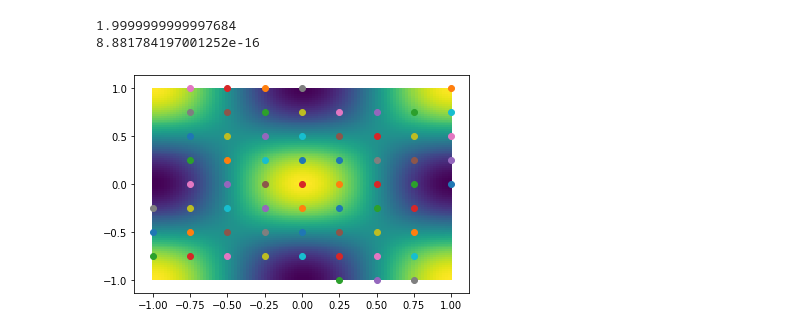
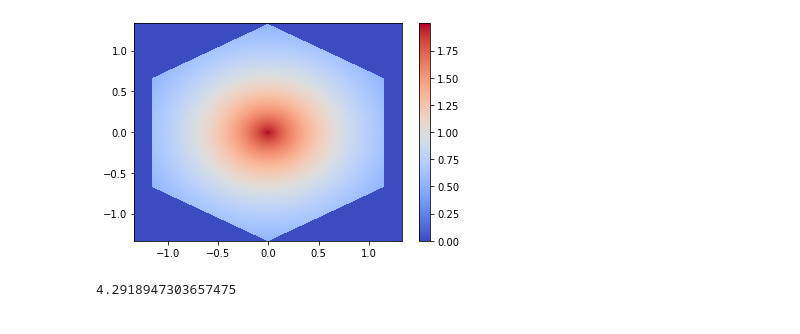
Before and after one commit to jcmwave/reciprocal, a Jupyter notebook: notebooks/test_kspace_integration.ipynb, the cells around one changed output. Cells and saved outputs as stored; diff of their text form; code cells hidden in the pictures.

```diff
--- a/notebooks/test_kspace_integration.ipynb
+++ b/notebooks/test_kspace_integration.ipynb
@@ -62,26 +51,29 @@ print(area_2/real_area)
-# %%
-x = np.linspace(-1,1,100)
-y = np.linspace(-1,1,100)
-X,Y = np.meshgrid(x,y)
-def f(x,y):
-    return 2.*np.cos(x*np.pi)*np.cos(y*np.pi)
-plt.pcolormesh(x,y,f(X,Y))
-
-
-integral_0 = 0.0
-for sample_point in range(X.flatten().shape[0]):
-    point = np.array([ X.flatten()[sample_point], Y.flatten()[sample_point]])
-    integral_0 += f(point[0],point[1])
-print(integral_0)
-
-
-integral_1 = 0.0
-for sample_point in range(rec_lat.bzone.sampling.shape[0]):
-    point = rec_lat.bzone.sampling[sample_point,:]
-    integral_1 += f(point[0],point[1])
-    plt.scatter(point[0],point[1])
-print(integral_1)
-# %% [output]
-1.9999999999997684
-8.881784197001252e-16
-[figure, removed]
+# %%
+polygon_path = Polygon(rec_lat.bzone.vertices, closed=True).get_path()
+# %%
+def f(x,y):
+    rad = np.sqrt(x**2 + y**2)
+    return 2.*np.exp( -(rad))
+x = np.linspace(-4./3.,4./3.,10000)
+y = np.linspace(-4./3.,4./3.,10000)
+X, Y = np.meshgrid(x, y)
+
+Z = np.zeros(X.shape)
+for ii,xi in enumerate(x):
+    for jj, yj in enumerate(y):
+        trial_point = np.array([xi,yj])
+        lies_in = polygon_path.contains_point(trial_point, radius=1e-7)
+        if lies_in:
+            Z[ii, jj] = f(xi,yj)
+        else:
+            X[ii, jj] = 0.0
+
+plt.pcolormesh(x,y,Z,cmap='coolwarm')
+plt.colorbar()
+analytical = np.trapz(np.trapz(Z,y),x)
+# %% [output]
+[figure, added]
+# %%
+print(analytical)
+# %% [output]
+4.2918947303657475
```
Also changed, not shown: parts of 6 cells of this notebook, 4 other files.
